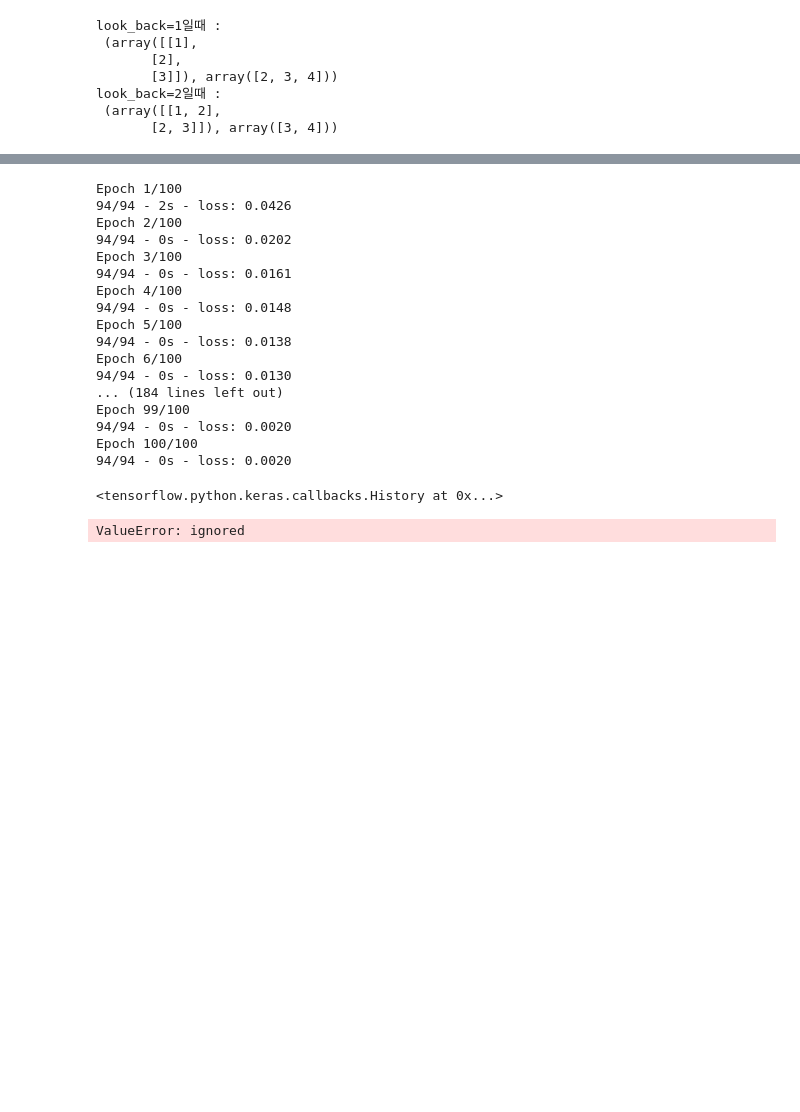
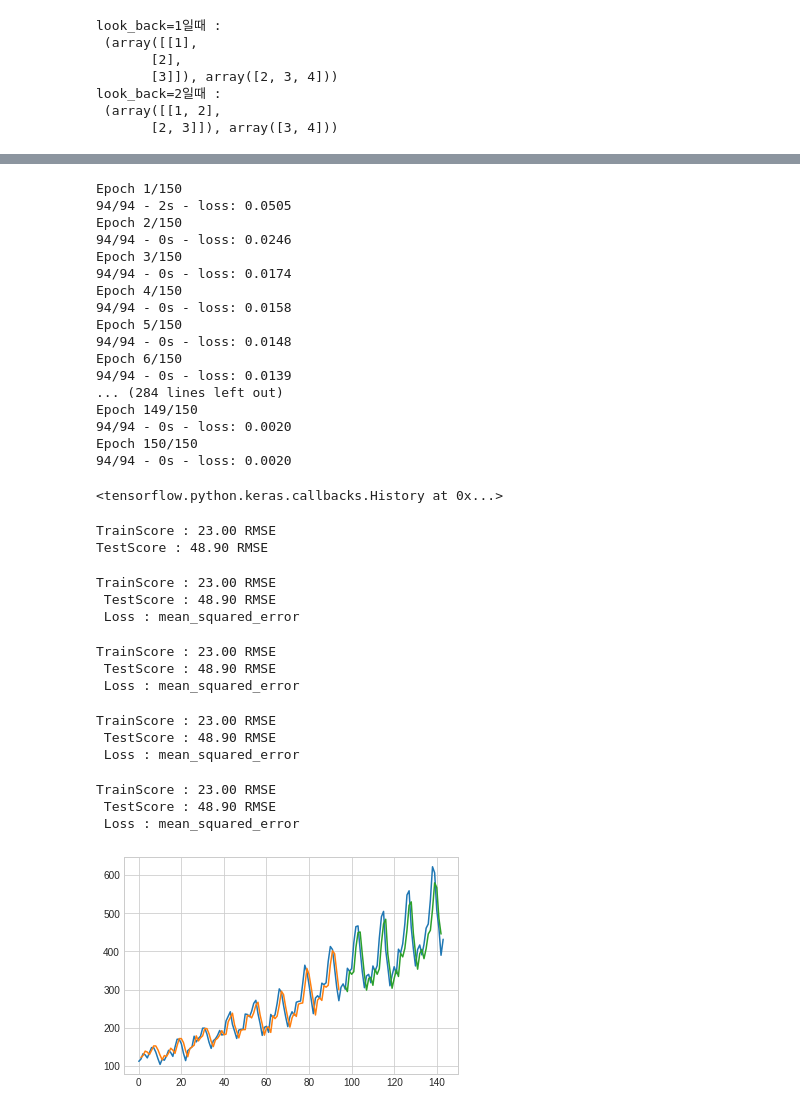
Before and after one commit to HWANG-HOE-SUN/Univ.Project, a Jupyter notebook: 신경망실습_1.ipynb, the cells around one changed output, grey strips where cells are left out. Cells and saved outputs as stored; diff of their text form; code cells hidden in the pictures; blank space fills up the shorter version.

```diff
--- a/신경망실습_1.ipynb
+++ b/신경망실습_1.ipynb
@@ -149,25 +133,25 @@ None
 model = Sequential()
 model.add(LSTM(4,input_shape=(1,look_back)))
 model.add(Dense(1))
-model.compile(loss='mean_squared_error',optimizer='adam')
-model.fit(trainX, trainY, epochs=100, batch_size=1, verbose=2)
+model.compile(loss='mean_squared_error',optimizer='Adam')
+model.fit(trainX, trainY, epochs=150, batch_size=1, verbose=2)
 # %% [output]
-Epoch 1/100
-94/94 - 2s - loss: 0.0426
-Epoch 2/100
-94/94 - 0s - loss: 0.0202
-Epoch 3/100
-94/94 - 0s - loss: 0.0161
-Epoch 4/100
+Epoch 1/150
+94/94 - 2s - loss: 0.0505
+Epoch 2/150
+94/94 - 0s - loss: 0.0246
+Epoch 3/150
+94/94 - 0s - loss: 0.0174
+Epoch 4/150
+94/94 - 0s - loss: 0.0158
+Epoch 5/150
 94/94 - 0s - loss: 0.0148
-Epoch 5/100
-94/94 - 0s - loss: 0.0138
-Epoch 6/100
-94/94 - 0s - loss: 0.0130
-... (184 lines left out)
-Epoch 99/100
+Epoch 6/150
+94/94 - 0s - loss: 0.0139
+... (284 lines left out)
+Epoch 149/150
 94/94 - 0s - loss: 0.0020
-Epoch 100/100
+Epoch 150/150
 94/94 - 0s - loss: 0.0020
 <tensorflow.python.keras.callbacks.History at 0x...>
 # %%
@@ -186,4 +170,45 @@ print("TrainScore : %.2f RMSE" %(trainScore))
 testScore = math.sqrt(mean_squared_error(testY[0], testPredict[:,0]))
 print("TestScore : %.2f RMSE " %(testScore))
 # %% [output]
-ValueError: ignored
+TrainScore : 23.00 RMSE
+TestScore : 48.90 RMSE
+# %%
+print("TrainScore : %.2f RMSE \n"%(trainScore),"TestScore : %.2f RMSE \n" %(testScore),"Loss : %s"%(model.loss))
+# %% [output]
+TrainScore : 23.00 RMSE
+ TestScore : 48.90 RMSE
+ Loss : mean_squared_error
+# %%
+print("TrainScore : %.2f RMSE \n"%(trainScore),"TestScore : %.2f RMSE \n" %(testScore),"Loss : %s"%(model.loss))
+# %% [output]
+TrainScore : 23.00 RMSE
+ TestScore : 48.90 RMSE
+ Loss : mean_squared_error
+# %%
+print("TrainScore : %.2f RMSE \n"%(trainScore),"TestScore : %.2f RMSE \n" %(testScore),"Loss : %s"%(model.loss))
+# %% [output]
+TrainScore : 23.00 RMSE
+ TestScore : 48.90 RMSE
+ Loss : mean_squared_error
+# %%
+print("TrainScore : %.2f RMSE \n"%(trainScore),"TestScore : %.2f RMSE \n" %(testScore),"Loss : %s"%(model.loss))
+# %% [output]
+TrainScore : 23.00 RMSE
+ TestScore : 48.90 RMSE
+ Loss : mean_squared_error
+# %%
+# shift train predictions for plotting
+trainPredictPlot = np.empty_like(dataset)
+trainPredictPlot[:,:] = np.nan
+trainPredictPlot[look_back:len(trainPredict)+look_back, :] = trainPredict
+# shift test predictions for plotting
+testPredictPlot = np.empty_like(dataset)
+testPredictPlot[:,:] = np.nan
+testPredictPlot[len(trainPredict)+(look_back*2)+1:len(dataset)-1,:] = testPredict
+# plot baseline and predictions
+plt.plot(scaler.inverse_transform(dataset))
+plt.plot(trainPredictPlot)
+plt.plot(testPredictPlot)
+plt.show()
+# %% [output]
+[figure, added]
```
Also changed, not shown: parts of 1 cell of this notebook.
